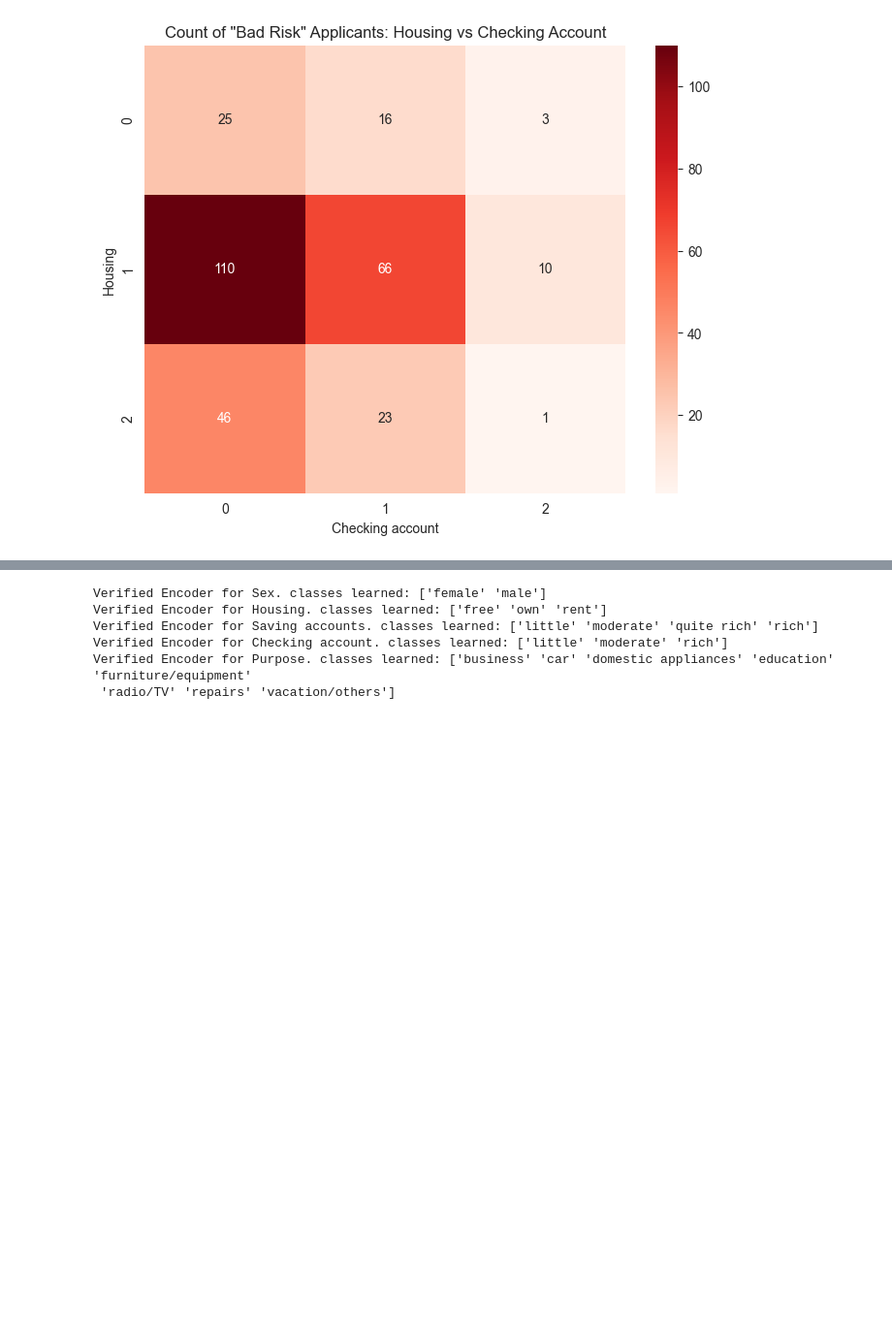
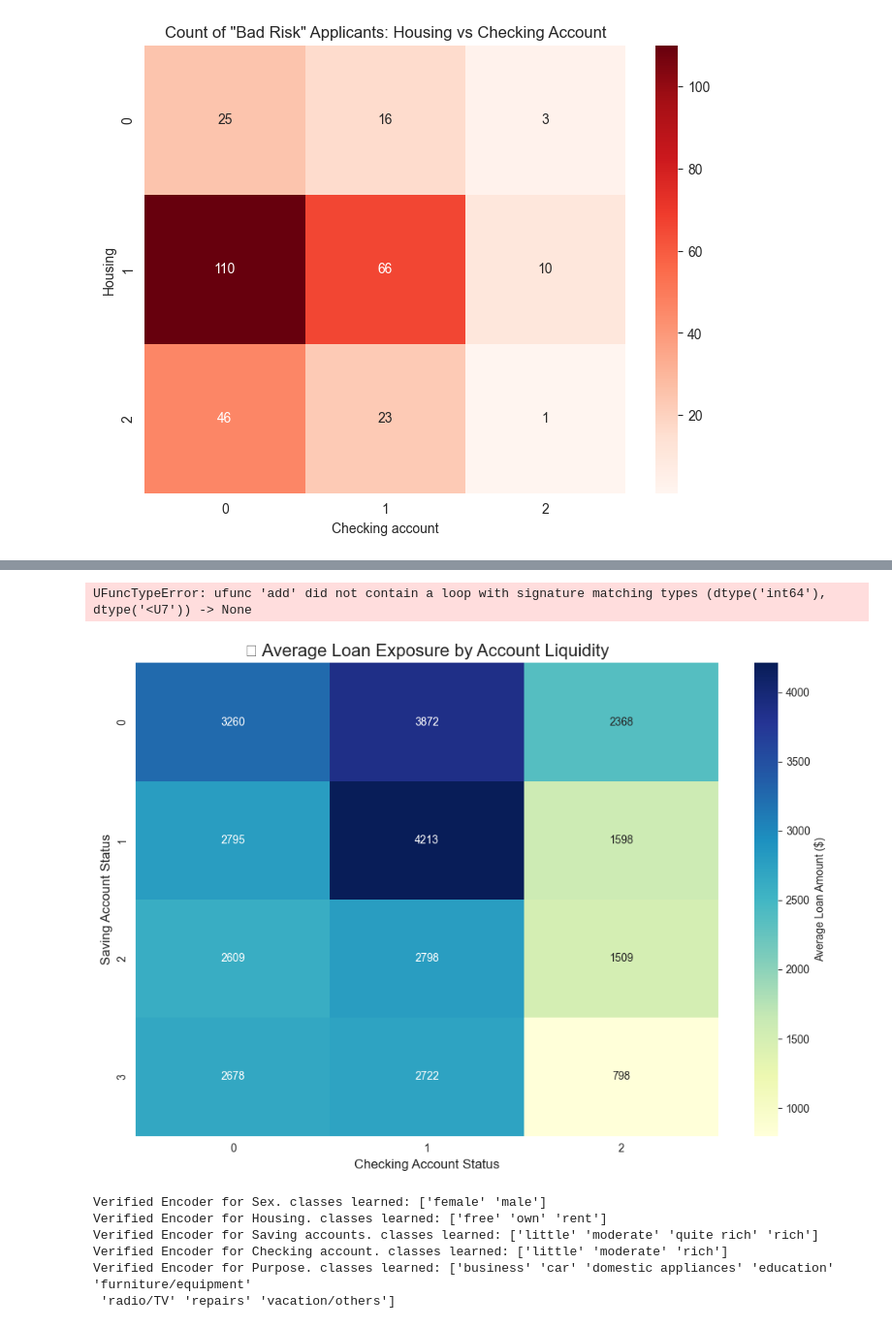
Before and after one commit to chabuzy/credit_risk, a Jupyter notebook: analysis.ipynb, the cells around one changed output, grey strips where cells are left out. Shown at 97% size. Cells and saved outputs as stored; diff of their text form; code cells hidden in the pictures; blank space fills up the shorter version.

```diff
--- a/analysis.ipynb
+++ b/analysis.ipynb
@@ -293,0 +411,15 @@ plt.show()
+# %%
+query_liquidity = """
+SELECT
+    "Saving accounts",
+    "Checking account",
+    COUNT(*) as Applicant_Count,
+    ROUND(AVG(Duration), 1) as Avg_Months,
+    ROUND(AVG("Credit amount"), 2) as Avg_Loan
+FROM df
+GROUP BY "Saving accounts", "Checking account"
+ORDER BY Avg_Loan DESC;
+"""
+
+liquidity_df = duckdb.query(query_liquidity).df()
+display(liquidity_df)
@@ -294,3 +470,64 @@ plt.show()
+# %%
+import matplotlib.pyplot as plt
+import seaborn as sns
+
+# Combine Housing and Job into one label for the X-axis
+high_risk_df['Segment'] = high_risk_df['Housing'] + " - Job " + high_risk_df['Job'].astype(str)
+
+plt.figure(figsize=(12, 6))
+sns.set_style("whitegrid")
+
+# Create the bar plot
+ax = sns.barplot(
+    data=high_risk_df,
+    x='Default_Rate_Percentage',
+    y='Segment',
+    palette='Reds_r'
+)
+
+# Add a vertical line at 40% to show the "Danger Zone" threshold
+plt.axvline(40, color='black', linestyle='--', label='Risk Threshold (40%)')
+
+plt.title('⚠️ High-Risk Segments: Housing & Job Combinations', fontsize=16, pad=20)
+plt.xlabel('Default Rate (%)', fontsize=12)
+plt.ylabel('Segment (Housing - Job Type)', fontsize=12)
+plt.legend()
+
+# Add labels to bars
+for i in ax.containers:
+    ax.bar_label(i, fmt='%.1f%%', padding=5)
+
+plt.tight_layout()
+plt.savefig('strategic_insight_1.png')
+plt.show()
+# %% [output]
+UFuncTypeError: ufunc 'add' did not contain a loop with signature matching types (dtype('int64'), dtype('<U7')) -> None
+# %%
+# Pivot the data for the heatmap
+heatmap_data = liquidity_df.pivot(
+    index="Saving accounts",
+    columns="Checking account",
+    values="Avg_Loan"
+)
+
+plt.figure(figsize=(10, 7))
+sns.heatmap(
+    heatmap_data,
+    annot=True,
+    fmt=".0f",
+    cmap="YlGnBu",
+    cbar_kws={'label': 'Average Loan Amount ($)'}
+)
+
+plt.title('💰 Average Loan Exposure by Account Liquidity', fontsize=16)
+plt.xlabel('Checking Account Status', fontsize=12)
+plt.ylabel('Saving Account Status', fontsize=12)
+
+plt.tight_layout()
+plt.savefig('strategic_insight_3.png')
+plt.show()
+# %% [output]
+[figure, added]
 # %%
 
 # Imputing & Encoding Categorical Columns
```
Also changed, not shown: parts of 9 cells of this notebook, 1 other file.
